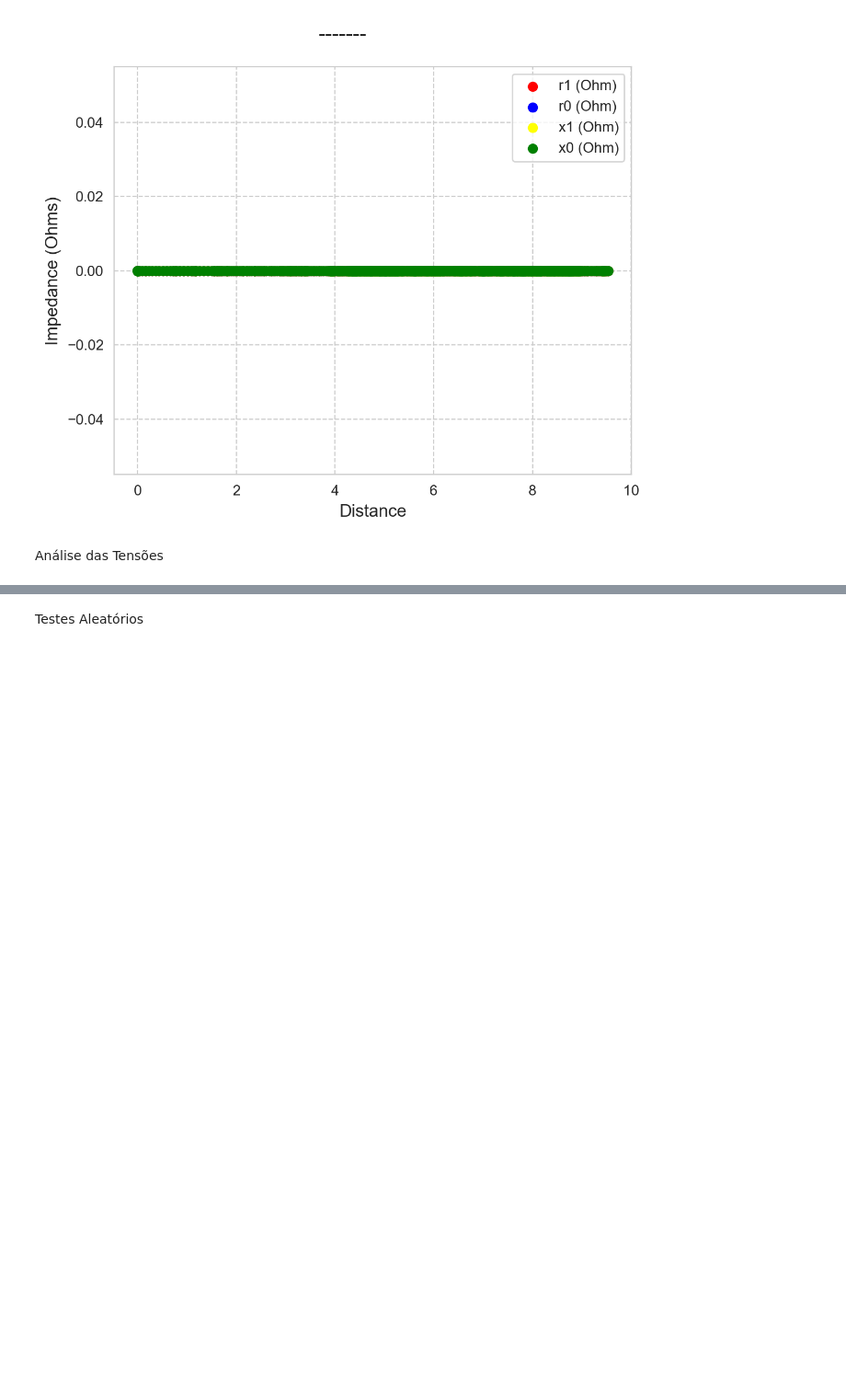
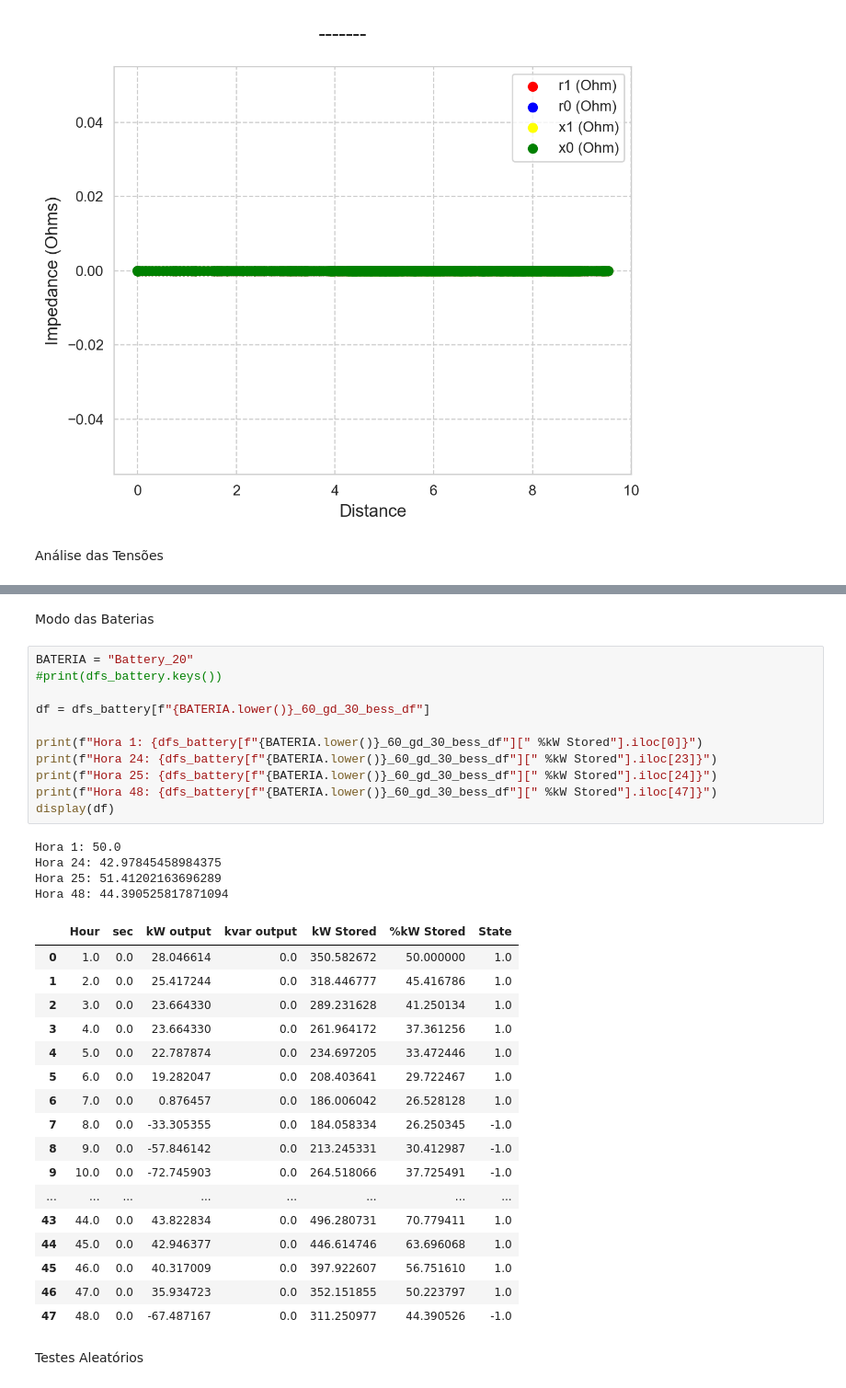
Before and after one commit to Ivanictor/CLAGTEE-CBA, a Jupyter notebook: main.ipynb, the cells around one changed output, grey strips where cells are left out. Shown at 92% size. Cells and saved outputs as stored; diff of their text form; blank space fills up the shorter version.

```diff
--- a/main.ipynb
+++ b/main.ipynb
@@ -493,3 +750,38 @@ print(f"\n Nível médio de tensão V3: {media_global_v3}\n")
+# %% [markdown]
+Modo das Baterias
+# %%
+BATERIA = "Battery_20"
+#print(dfs_battery.keys())
+
+df = dfs_battery[f"{BATERIA.lower()}_60_gd_30_bess_df"]
+
+print(f"Hora 1: {dfs_battery[f"{BATERIA.lower()}_60_gd_30_bess_df"][" %kW Stored"].iloc[0]}")
+print(f"Hora 24: {dfs_battery[f"{BATERIA.lower()}_60_gd_30_bess_df"][" %kW Stored"].iloc[23]}")
+print(f"Hora 25: {dfs_battery[f"{BATERIA.lower()}_60_gd_30_bess_df"][" %kW Stored"].iloc[24]}")
+print(f"Hora 48: {dfs_battery[f"{BATERIA.lower()}_60_gd_30_bess_df"][" %kW Stored"].iloc[47]}")
+display(df)
+# %% [output]
+Hora 1: 50.0
+Hora 24: 42.97845458984375
+Hora 25: 51.41202163696289
+Hora 48: 44.390525817871094
+|  | Hour | sec | kW output | kvar output | kW Stored | %kW Stored | State |
+| 0 | 1.0 | 0.0 | 28.046614 | 0.0 | 350.582672 | 50.000000 | 1.0 |
+| 1 | 2.0 | 0.0 | 25.417244 | 0.0 | 318.446777 | 45.416786 | 1.0 |
+| 2 | 3.0 | 0.0 | 23.664330 | 0.0 | 289.231628 | 41.250134 | 1.0 |
+| 3 | 4.0 | 0.0 | 23.664330 | 0.0 | 261.964172 | 37.361256 | 1.0 |
+| 4 | 5.0 | 0.0 | 22.787874 | 0.0 | 234.697205 | 33.472446 | 1.0 |
+| 5 | 6.0 | 0.0 | 19.282047 | 0.0 | 208.403641 | 29.722467 | 1.0 |
+| 6 | 7.0 | 0.0 | 0.876457 | 0.0 | 186.006042 | 26.528128 | 1.0 |
+| 7 | 8.0 | 0.0 | -33.305355 | 0.0 | 184.058334 | 26.250345 | -1.0 |
+| 8 | 9.0 | 0.0 | -57.846142 | 0.0 | 213.245331 | 30.412987 | -1.0 |
+| 9 | 10.0 | 0.0 | -72.745903 | 0.0 | 264.518066 | 37.725491 | -1.0 |
+| ... | ... | ... | ... | ... | ... | ... | ... |
+| 43 | 44.0 | 0.0 | 43.822834 | 0.0 | 496.280731 | 70.779411 | 1.0 |
+| 44 | 45.0 | 0.0 | 42.946377 | 0.0 | 446.614746 | 63.696068 | 1.0 |
+| 45 | 46.0 | 0.0 | 40.317009 | 0.0 | 397.922607 | 56.751610 | 1.0 |
+| 46 | 47.0 | 0.0 | 35.934723 | 0.0 | 352.151855 | 50.223797 | 1.0 |
+| 47 | 48.0 | 0.0 | -67.487167 | 0.0 | 311.250977 | 44.390526 | -1.0 |
 # %% [markdown]
 Testes Aleatórios
 # %%
```
Also changed, not shown: parts of 14 cells of this notebook, 7 other files.
